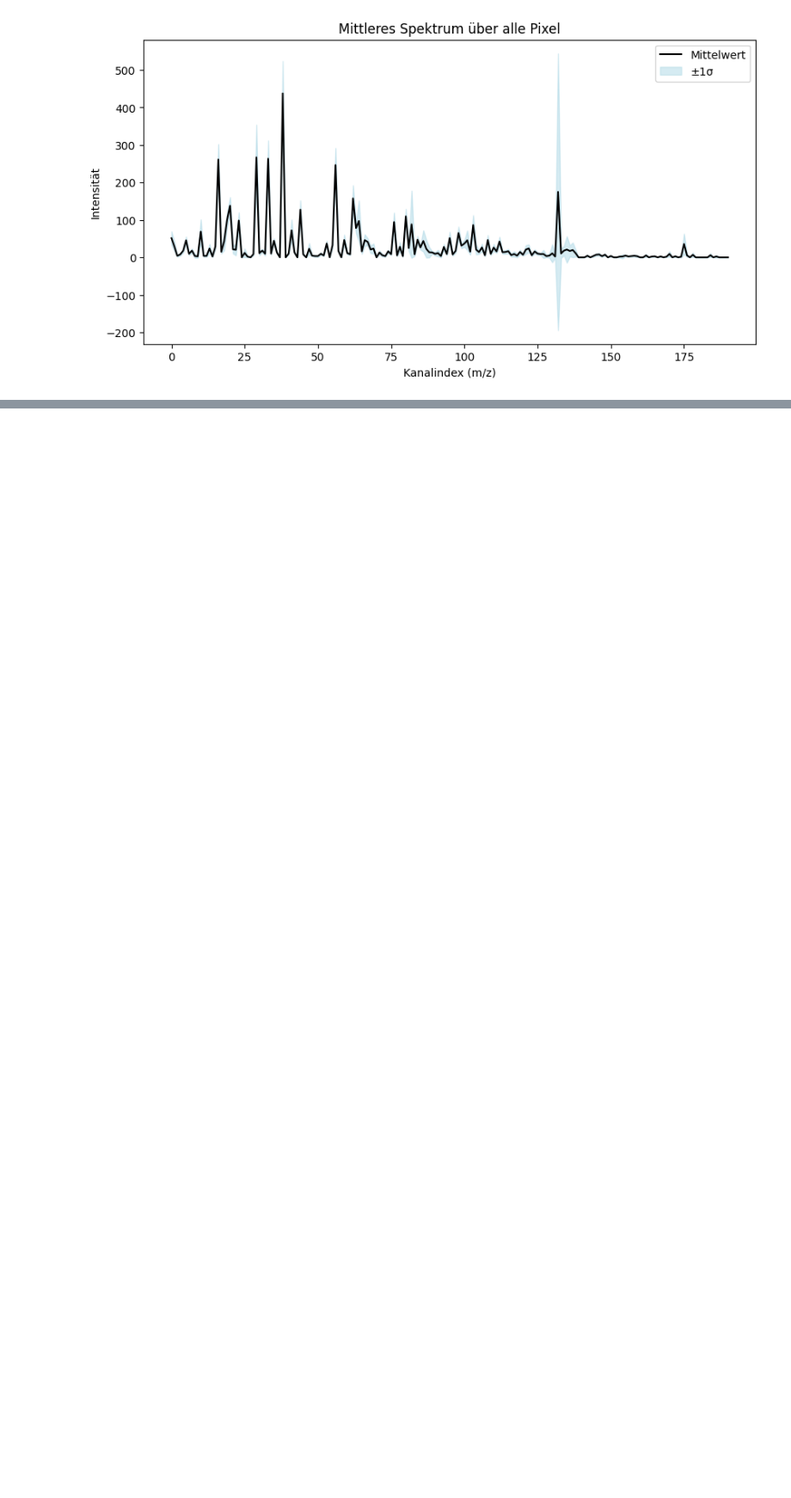
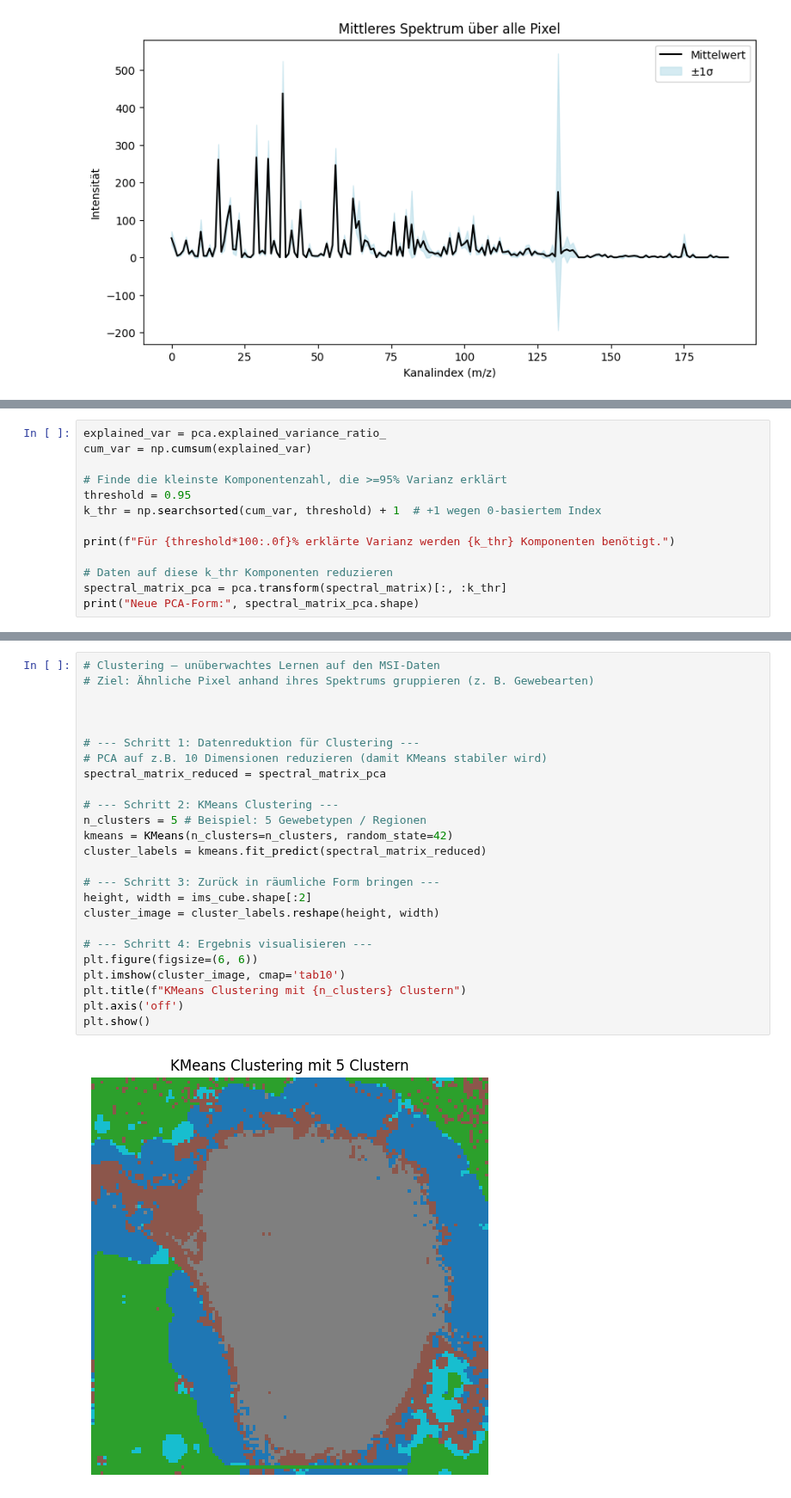
Before and after one commit to janphr03/MassSpectrometryImaging, a Jupyter notebook: Main.ipynb, the cells around one changed output, grey strips where cells are left out. Shown at 86% size. Saved outputs shown, nothing was run; the diff lists cells and outputs as text; blank space fills up the shorter version.

```diff
--- a/Main.ipynb
+++ b/Main.ipynb
@@ -209,0 +211,13 @@ Threshold Methode ist dafür da automatisch die optimale Anzahl an Dimensionen z
+# %%
+explained_var = pca.explained_variance_ratio_
+cum_var = np.cumsum(explained_var)
+
+# Finde die kleinste Komponentenzahl, die >=95% Varianz erklärt
+threshold = 0.95
+k_thr = np.searchsorted(cum_var, threshold) + 1  # +1 wegen 0-basiertem Index
+
+print(f"Für {threshold*100:.0f}% erklärte Varianz werden {k_thr} Komponenten benötigt.")
+
+# Daten auf diese k_thr Komponenten reduzieren
+spectral_matrix_pca = pca.transform(spectral_matrix)[:, :k_thr]
+print("Neue PCA-Form:", spectral_matrix_pca.shape)
@@ -209,0 +229,27 @@ Threshold Methode ist dafür da automatisch die optimale Anzahl an Dimensionen z
+# %%
+# Clustering – unüberwachtes Lernen auf den MSI-Daten
+# Ziel: Ähnliche Pixel anhand ihres Spektrums gruppieren (z. B. Gewebearten)
+
+
+
+# --- Schritt 1: Datenreduktion für Clustering ---
+# PCA auf z.B. 10 Dimensionen reduzieren (damit KMeans stabiler wird)
+spectral_matrix_reduced = spectral_matrix_pca
+
+# --- Schritt 2: KMeans Clustering ---
+n_clusters = 5 # Beispiel: 5 Gewebetypen / Regionen
+kmeans = KMeans(n_clusters=n_clusters, random_state=42)
+cluster_labels = kmeans.fit_predict(spectral_matrix_reduced)
+
+# --- Schritt 3: Zurück in räumliche Form bringen ---
+height, width = ims_cube.shape[:2]
+cluster_image = cluster_labels.reshape(height, width)
+
+# --- Schritt 4: Ergebnis visualisieren ---
+plt.figure(figsize=(6, 6))
+plt.imshow(cluster_image, cmap='tab10')
+plt.title(f"KMeans Clustering mit {n_clusters} Clustern")
+plt.axis('off')
+plt.show()
+# %% [output]
+[figure, added]
```
Also changed, not shown: parts of 4 cells of this notebook.
